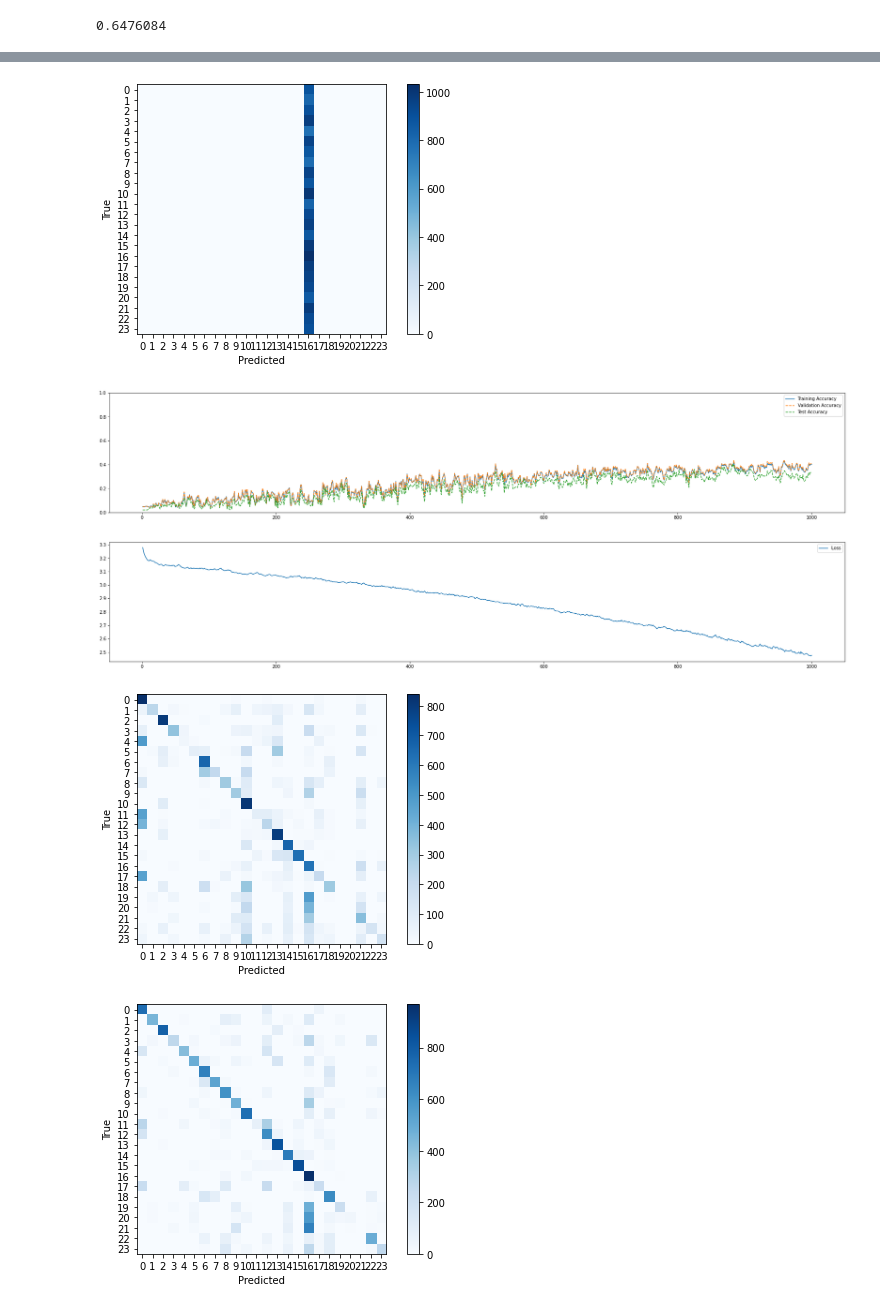
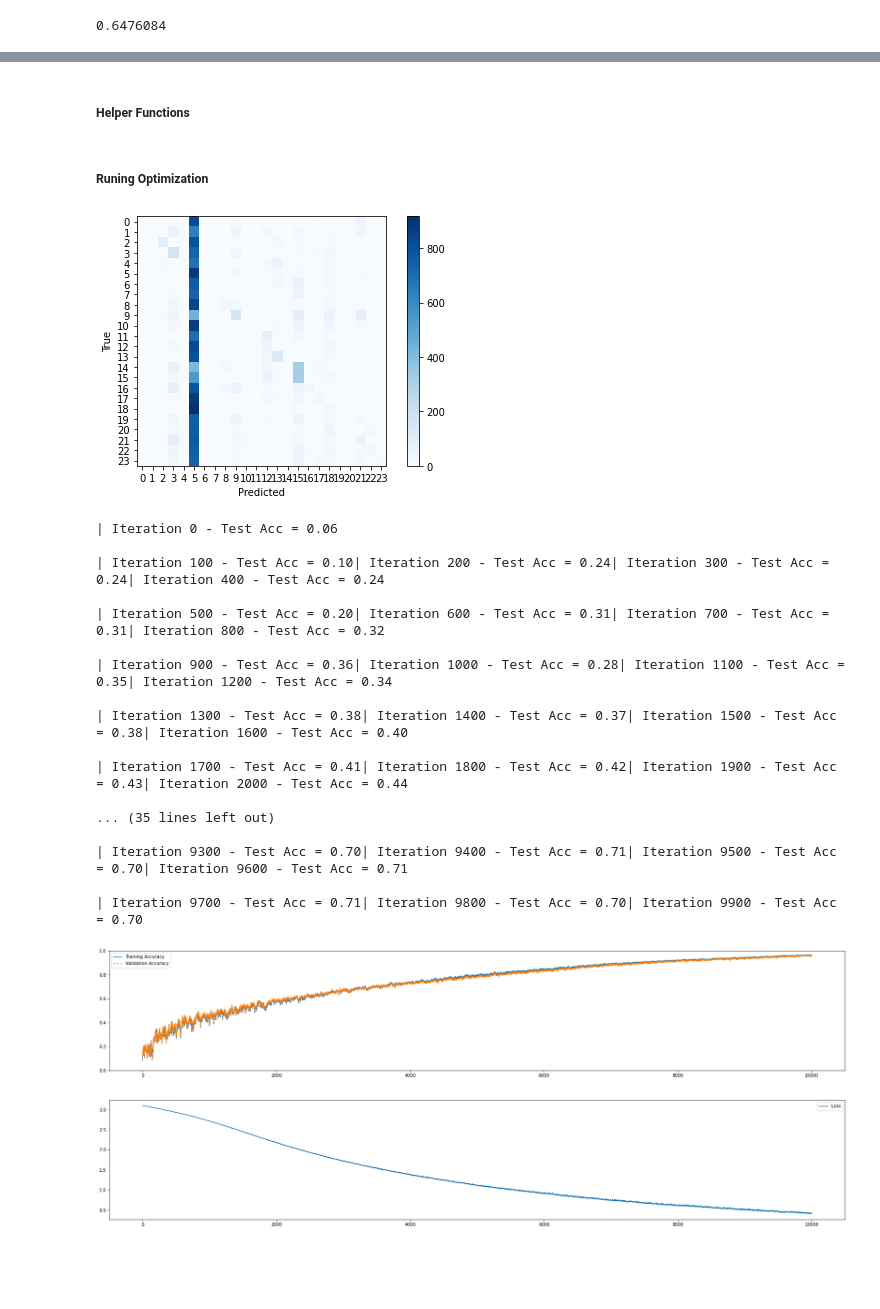
Before and after one commit to AminAlam/sign-language-Detector, a Jupyter notebook: Q01.ipynb, the cells around one changed output, grey strips where cells are left out. Saved outputs shown, nothing was run; the diff lists cells and outputs as text; code cells hidden in the pictures; blank space fills up the shorter version.

```diff
--- a/Q01.ipynb
+++ b/Q01.ipynb
@@ -453,7 +444,7 @@ feed_dict_validation = {x: x_validation,
 def optimize(num_iterations, feed_dict_train, feed_dict_validation):
     accs_train = np.zeros([num_iterations])
     accs_validation = np.zeros([num_iterations])
-    Test_Accuracy = np.zeros([num_iterations])
+    # Test_Accuracy = np.zeros([num_iterations])
     loss = np.zeros([num_iterations])
     x_train = feed_dict_train[x]
     y_train = feed_dict_train[y_true]
@@ -467,8 +458,8 @@ def optimize(num_iterations, feed_dict_train, feed_dict_validation):
         session.run(optimizer, feed_dict=feed_dict)
         [accs_train[i], loss[i]]= calcAccuracy(feed_dict_train)
         [accs_validation[i], loss[i]]= calcAccuracy(feed_dict_validation)
-        Test_Accuracy[i] = session.run(accuracy, feed_dict=feed_dict_test)
-    return accs_train, accs_validation, Test_Accuracy, loss
+        # Test_Accuracy[i] = session.run(accuracy, feed_dict=feed_dict_test)
+    return accs_train, accs_validation, loss
 
 def calcAccuracy(feed_dict):
     acc, loss = session.run([accuracy, cost], feed_dict=feed_dict)
@@ -540,8 +535,8 @@ $\Large{Part\;e}$ - Adding more layers
 # %%
 tf.reset_default_graph()
 
-learning_rate = 0.01
-batch_size = 50
+learning_rate = 0.005
+batch_size = 100
 
 hl1_n = int(2*img_size_flat)
 hl2_n = int(img_size_flat)
@@ -578,8 +573,8 @@ y_2_act_DO = tf.compat.v1.layers.dropout(y_2_act)
 
 y_pred = tf.matmul(y_2_act_DO, weights_out) + biases_out
 y_pred_act = tf.nn.softmax(y_pred)
-y_pred_act_DO = tf.compat.v1.layers.dropout(y_pred_act)
-y_pred_cls = tf.argmax(y_pred_act_DO, axis=1)
+y_pred_act_DO = tf.compat.v1.layers.dropout(y_pred_act, name="Y_PRED")
+y_pred_cls = tf.argmax(y_pred_act_DO, axis=1, name="Y_PRED_CLS")
 
 loss = tf.nn.softmax_cross_entropy_with_logits_v2(logits=y_pred, labels=y_true)
 # loss = tf.compat.v1.losses.mean_squared_error(y_true, y_pred)
@@ -611,8 +606,5 @@ feed_dict_train = {x: x_train[:numb,:],
 feed_dict_validation = {x: x_validation,
                   y_true: y_validation,
                   y_true_cls: y_validation_cls}
-# %% [output]
-[figure, removed]
-[figure, removed]
-[figure, removed]
-[figure, removed]
+# %% [markdown]
+##### Helper Functions
@@ -619,27 +673,42 @@ feed_dict_validation = {x: x_validation,
+# %% [markdown]
+##### Runing Optimization
 # %%
-# plot_weights(weights_1)
-# # plot_weights(weights_2)
-# plot_weights(weights_out)
 print_confusion_matrix()
-num_iterations = 1000
-[accs_train, accs_validation, Test_Accuracy, loss] = optimize(num_iterations, feed_dict_train, feed_dict_validation)
+num_iterations = 10000
+[accs_train, accs_validation, loss] = optimize(num_iterations, feed_dict_train, feed_dict_validation)
 
 fig, axes = plt.subplots(1, 1, figsize=(30,5))
 plt.plot(np.linspace(1, num_iterations, num_iterations), accs_train, label='Training Accuracy')
 plt.plot(np.linspace(1, num_iterations, num_iterations), accs_validation, '--', label='Validation Accuracy')
-plt.plot(np.linspace(1, num_iterations, num_iterations), Test_Accuracy, '--', label='Test Accuracy')
+
 plt.ylim([0,1])
 plt.legend()
 plt.show()
 
 fig, axes = plt.subplots(1, 1, figsize=(30,5))
 plt.plot(np.linspace(1, num_iterations, num_iterations), loss, label='Loss')
 plt.legend()
 plt.show()
 
-# plot_weights(weights_1)
-# # plot_weights(weights_2)
-# plot_weights(weights_out)
 print_confusion_matrix()
 # %% [output]
-[figure, old version]
+[figure, new version]
+| Iteration 0 - Test Acc = 0.06
+
+| Iteration 100 - Test Acc = 0.10| Iteration 200 - Test Acc = 0.24| Iteration 300 - Test Acc = 0.24| Iteration 400 - Test Acc = 0.24
+
+| Iteration 500 - Test Acc = 0.20| Iteration 600 - Test Acc = 0.31| Iteration 700 - Test Acc = 0.31| Iteration 800 - Test Acc = 0.32
+
+| Iteration 900 - Test Acc = 0.36| Iteration 1000 - Test Acc = 0.28| Iteration 1100 - Test Acc = 0.35| Iteration 1200 - Test Acc = 0.34
+
+| Iteration 1300 - Test Acc = 0.38| Iteration 1400 - Test Acc = 0.37| Iteration 1500 - Test Acc = 0.38| Iteration 1600 - Test Acc = 0.40
+
+| Iteration 1700 - Test Acc = 0.41| Iteration 1800 - Test Acc = 0.42| Iteration 1900 - Test Acc = 0.43| Iteration 2000 - Test Acc = 0.44
+
+... (35 lines left out)
+
+| Iteration 9300 - Test Acc = 0.70| Iteration 9400 - Test Acc = 0.71| Iteration 9500 - Test Acc = 0.70| Iteration 9600 - Test Acc = 0.71
+
+| Iteration 9700 - Test Acc = 0.71| Iteration 9800 - Test Acc = 0.70| Iteration 9900 - Test Acc = 0.70
+[figure, added]
+[figure, added]
```
Also changed, not shown: parts of 39 cells of this notebook, 1 other file.
